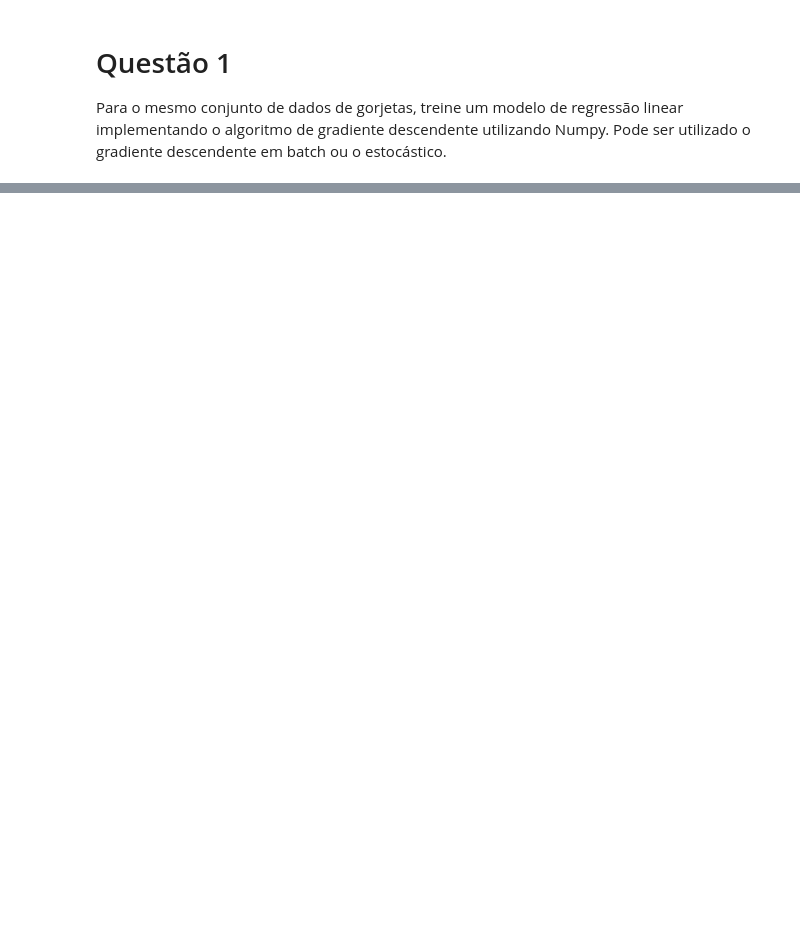
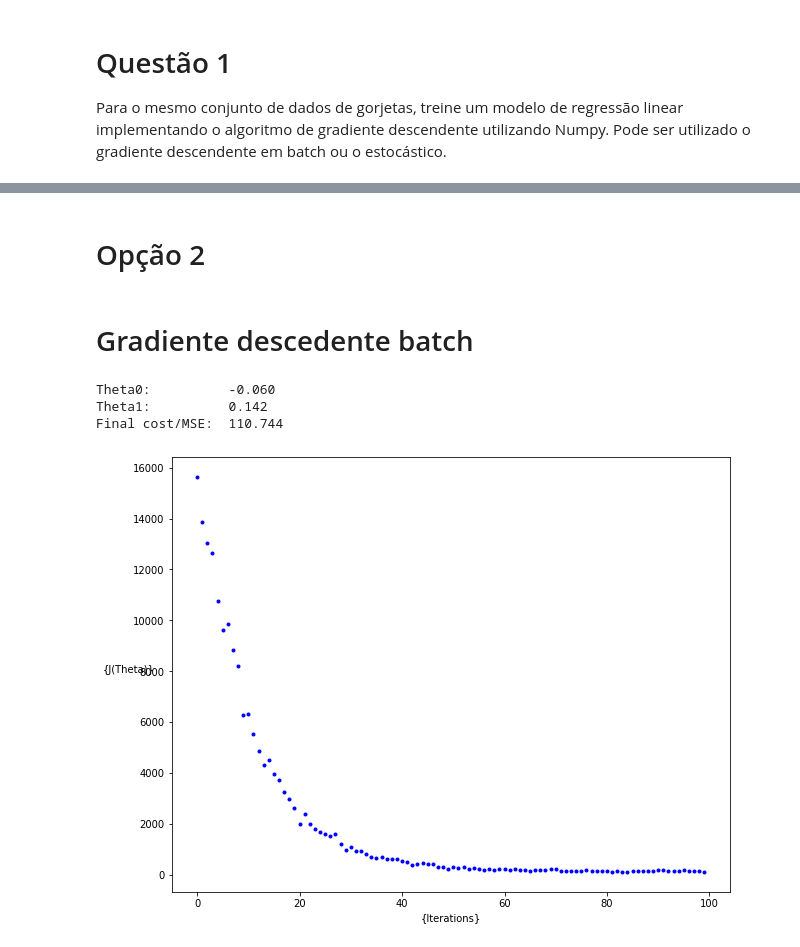
Before and after one commit to Ruann-01/Python_IA, a Jupyter notebook: Atividade 3/Atividade 3 -- Regressão Linear.ipynb, the cells around one changed output, grey strips where cells are left out. Cells and saved outputs as stored; diff of their text form; code cells hidden in the pictures; blank space fills up the shorter version.

Commit message:
Trabalhando algumas opções para o desafio
Desafio: Aplicar o gradiente descendente através somente de numpy

```diff
--- a/Atividade 3/Atividade 3 -- Regressão Linear.ipynb
+++ b/Atividade 3/Atividade 3 -- Regressão Linear.ipynb
@@ -112,0 +218,22 @@ Para o mesmo conjunto de dados de gorjetas, treine um modelo de regressão linea
+# %% [markdown]
+# Opção 2
+# %% [markdown]
+# Gradiente descedente batch
+# %%
+def  cal_cost(theta,X,y):
+    '''
+
+    Calculates the cost for given X and Y. The following shows and example of a single dimensional X
+    theta = Vector of thetas
+    X     = Row of X's np.zeros((2,j))
+    y     = Actual y's np.zeros((2,1))
+
+    where:
+        j is the no of features
+    '''
+
+    m = len(y)
+
+    predictions = X.dot(theta)
+    cost = (1/2*m) * np.sum(np.square(predictions-y))
+    return cost
@@ -112,0 +268,26 @@ Para o mesmo conjunto de dados de gorjetas, treine um modelo de regressão linea
+# %%
+lr =0.0001
+n_iter = 100
+
+theta = np.random.randn(2,1)
+
+X_b = np.c_[np.ones((len(X),1)),X]
+theta,cost_history = stocashtic_gradient_descent(X_b,y,theta,lr,n_iter)
+
+
+print('Theta0:          {:0.3f}\nTheta1:          {:0.3f}'.format(theta[0][0],theta[1][0]))
+print('Final cost/MSE:  {:0.3f}'.format(cost_history[-1]))
+# %% [output]
+Theta0:          -0.060
+Theta1:          0.142
+Final cost/MSE:  110.744
+# %%
+fig,ax = plt.subplots(figsize=(10,8))
+
+ax.set_ylabel('{J(Theta)}',rotation=0)
+ax.set_xlabel('{Iterations}')
+theta = np.random.randn(2,1)
+
+_=ax.plot(range(n_iter),cost_history,'b.')
+# %% [output]
+[figure, added]
```
Also changed, not shown: parts of 13 cells of this notebook.
